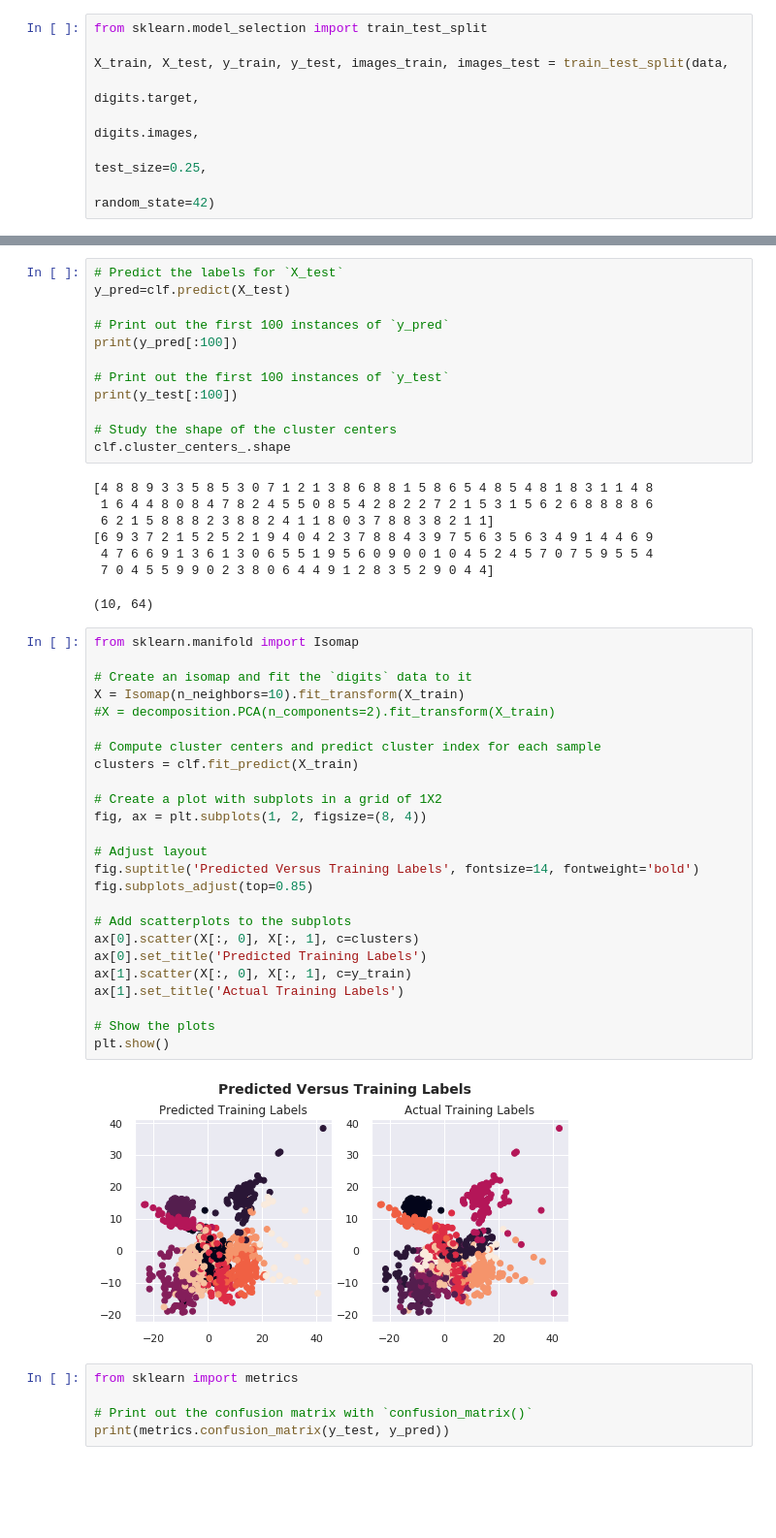
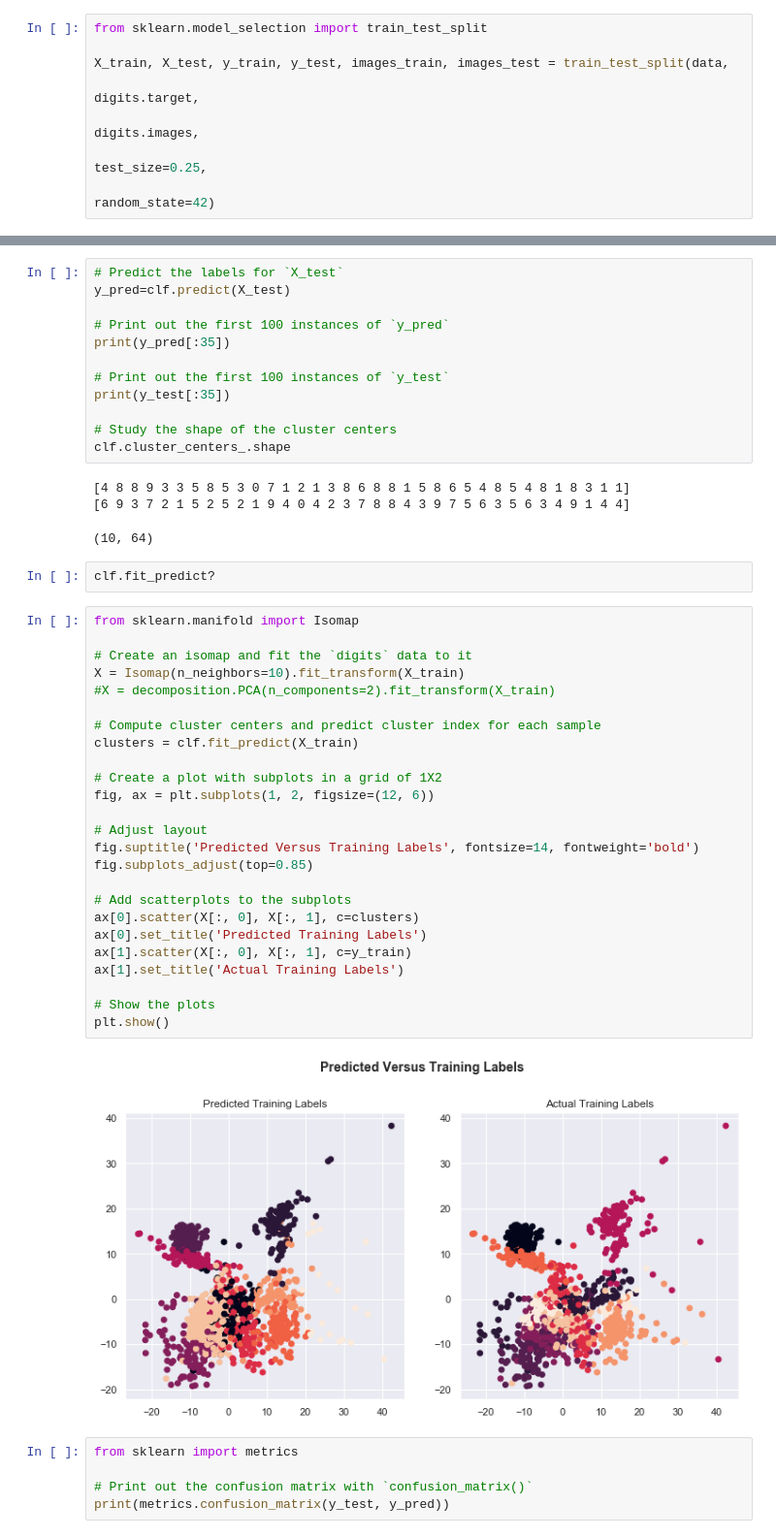
Before and after one commit to GAMES-UChile/Curso-BancoEstado, a Jupyter notebook: modulo4/modulo4.ipynb, the cells around one changed output, grey strips where cells are left out. Shown: that part at 97% size. Cells and saved outputs as stored; diff of their text form; blank space fills up the shorter version.

```diff
--- a/modulo4/modulo4.ipynb
+++ b/modulo4/modulo4.ipynb
@@ -122,48 +177,46 @@ plt.show()
 y_pred=clf.predict(X_test)
 
 # Print out the first 100 instances of `y_pred`
-print(y_pred[:100])
+print(y_pred[:35])
 
 # Print out the first 100 instances of `y_test`
-print(y_test[:100])
+print(y_test[:35])
 
 # Study the shape of the cluster centers
 clf.cluster_centers_.shape
 # %% [output]
-[4 8 8 9 3 3 5 8 5 3 0 7 1 2 1 3 8 6 8 8 1 5 8 6 5 4 8 5 4 8 1 8 3 1 1 4 8
- 1 6 4 4 8 0 8 4 7 8 2 4 5 5 0 8 5 4 2 8 2 2 7 2 1 5 3 1 5 6 2 6 8 8 8 8 6
- 6 2 1 5 8 8 8 2 3 8 8 2 4 1 1 8 0 3 7 8 8 3 8 2 1 1]
-[6 9 3 7 2 1 5 2 5 2 1 9 4 0 4 2 3 7 8 8 4 3 9 7 5 6 3 5 6 3 4 9 1 4 4 6 9
- 4 7 6 6 9 1 3 6 1 3 0 6 5 5 1 9 5 6 0 9 0 0 1 0 4 5 2 4 5 7 0 7 5 9 5 5 4
- 7 0 4 5 5 9 9 0 2 3 8 0 6 4 4 9 1 2 8 3 5 2 9 0 4 4]
+[4 8 8 9 3 3 5 8 5 3 0 7 1 2 1 3 8 6 8 8 1 5 8 6 5 4 8 5 4 8 1 8 3 1 1]
+[6 9 3 7 2 1 5 2 5 2 1 9 4 0 4 2 3 7 8 8 4 3 9 7 5 6 3 5 6 3 4 9 1 4 4]
 (10, 64)
+# %%
+clf.fit_predict?
 # %%
 from sklearn.manifold import Isomap
 
 # Create an isomap and fit the `digits` data to it
 X = Isomap(n_neighbors=10).fit_transform(X_train)
 #X = decomposition.PCA(n_components=2).fit_transform(X_train)
 
 # Compute cluster centers and predict cluster index for each sample
 clusters = clf.fit_predict(X_train)
 
 # Create a plot with subplots in a grid of 1X2
-fig, ax = plt.subplots(1, 2, figsize=(8, 4))
+fig, ax = plt.subplots(1, 2, figsize=(12, 6))
 
 # Adjust layout
 fig.suptitle('Predicted Versus Training Labels', fontsize=14, fontweight='bold')
 fig.subplots_adjust(top=0.85)
 
 # Add scatterplots to the subplots
 ax[0].scatter(X[:, 0], X[:, 1], c=clusters)
 ax[0].set_title('Predicted Training Labels')
 ax[1].scatter(X[:, 0], X[:, 1], c=y_train)
 ax[1].set_title('Actual Training Labels')
 
 # Show the plots
 plt.show()
 # %% [output]
-[figure, old version]
+[figure, new version]
 # %%
 from sklearn import metrics
 
```
Also changed, not shown: parts of 27 cells of this notebook.
